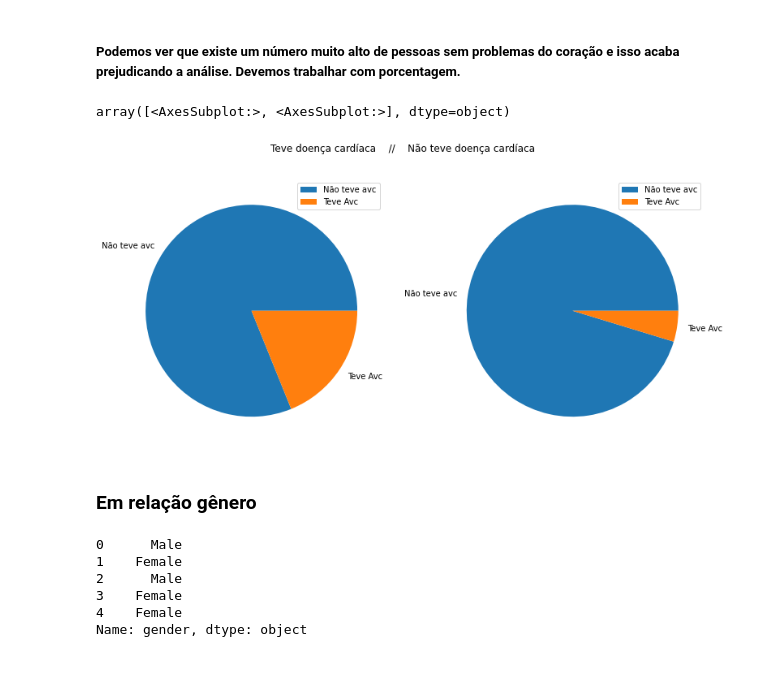
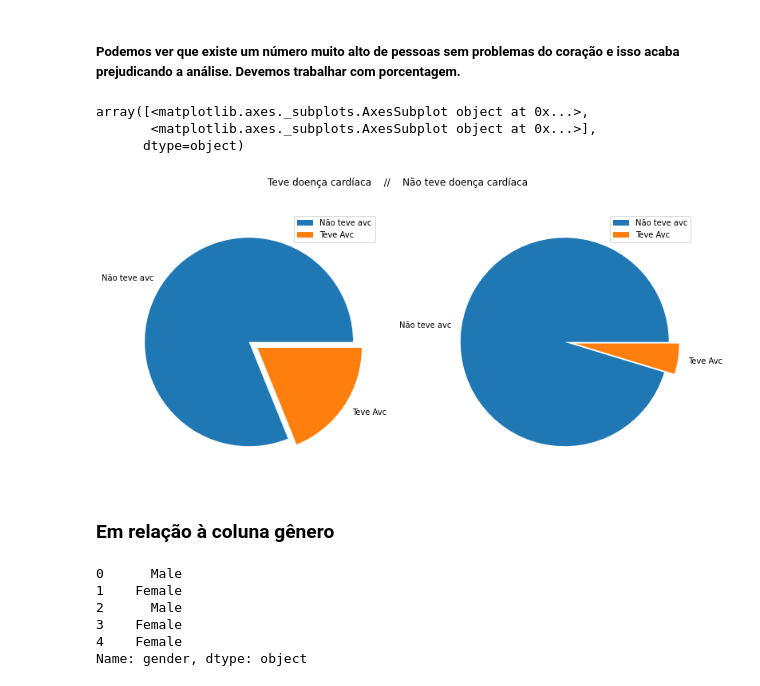
Before and after one commit to lucasma7/Exploratory_Analysis_Stroke, a Jupyter notebook: exploratory_analysis_stroke.ipynb, the cells around one changed output. Drawn from its saved outputs; the diff is of its cells as text; code cells hidden in the pictures.

Commit message:
Data Visualization I

```diff
--- a/exploratory_analysis_stroke.ipynb
+++ b/exploratory_analysis_stroke.ipynb
@@ -539,10 +551,12 @@ medidas(heart)
 # %% [markdown]
 ##### Podemos ver que existe um número muito alto de pessoas sem problemas do coração e isso acaba prejudicando a análise. Devemos trabalhar com porcentagem.
 # %%
-heart.plot.pie(subplots=True, figsize= (13,6), title = 'Teve doença cardíaca    //    Não teve doença cardíaca' , ylabel='')
+heart.plot.pie(subplots=True, figsize= (13,6), title = 'Teve doença cardíaca    //    Não teve doença cardíaca' , ylabel='', explode=(0, 0.1))
 # %% [output]
-array([<AxesSubplot:>, <AxesSubplot:>], dtype=object)
+array([<matplotlib.axes._subplots.AxesSubplot object at 0x...>,
+       <matplotlib.axes._subplots.AxesSubplot object at 0x...>],
+      dtype=object)
-[figure, old version]
+[figure, new version]
 # %% [markdown]
-### Em relação gênero
+### Em relação à coluna gênero
 # %%
```
Also changed, not shown: parts of 56 cells of this notebook.
